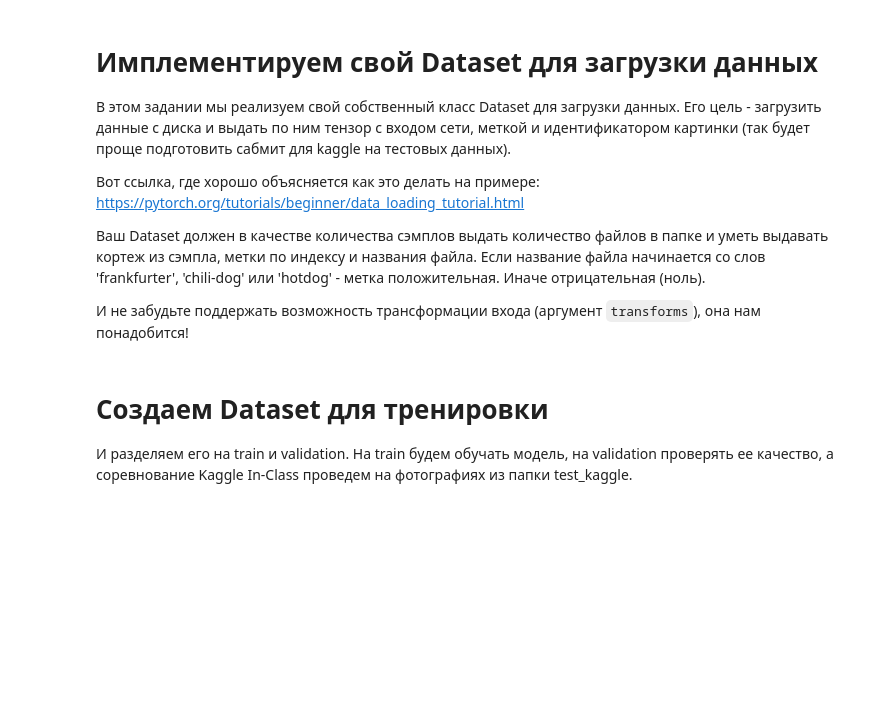
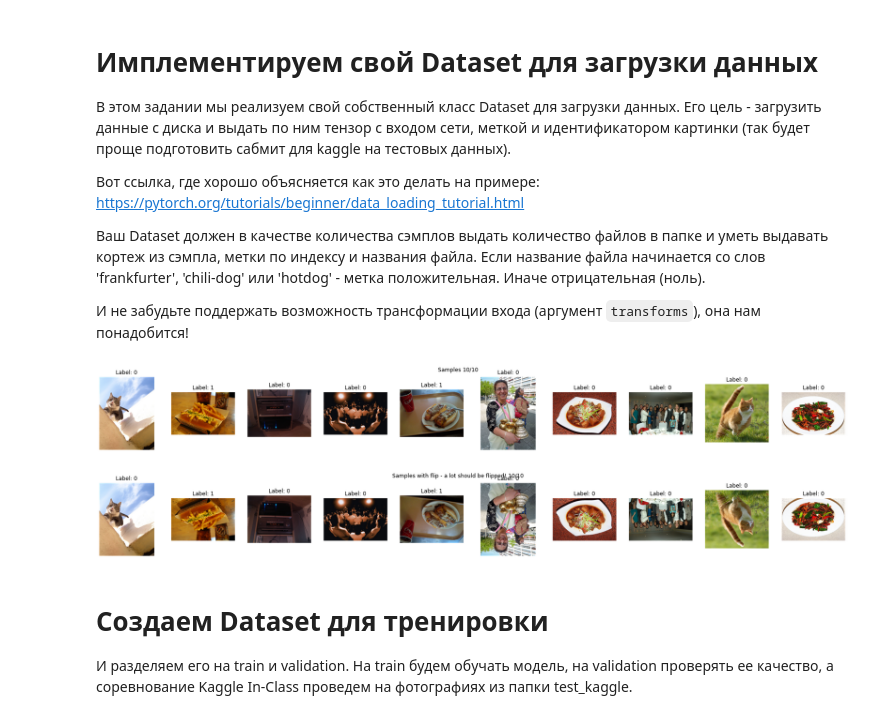
Before and after one commit to mak-en/dlcourse_ai-master, a Jupyter notebook: assignments/assignment4/HotdogOrNot.ipynb, the cells around one changed output. Cells and saved outputs as stored; diff of their text form; code cells hidden in the pictures; blank space fills up the shorter version.

```diff
--- a/assignments/assignment4/HotdogOrNot.ipynb
+++ b/assignments/assignment4/HotdogOrNot.ipynb
@@ -41,9 +42,9 @@ from PIL import Image
 # urllib.request.urlretrieve(url, filename)
 # !unzip -q "train.zip"
 
-# train_folder = "train_kaggle/"
-# # Count number of files in the train folder, should be 4603
-# print('Number of files in the train folder', len(os.listdir(train_folder)))
+train_folder = "train_kaggle/"
+# Count number of files in the train folder, should be 4603
+print('Number of files in the train folder', len(os.listdir(train_folder)))
 
 # # Download test data
 # url = "https://storage.googleapis.com/dlcourse_ai/test.zip"
@@ -51,9 +52,9 @@ from PIL import Image
 # urllib.request.urlretrieve(url, filename)
 # !unzip -q "test.zip"
 
-# test_folder = "test_kaggle/"
-# # Count number of files in the test folder, should be 1150
-# print('Number of files in the test folder', len(os.listdir(test_folder)))
+test_folder = "test_kaggle/"
+# Count number of files in the test folder, should be 1150
+print('Number of files in the test folder', len(os.listdir(test_folder)))
 # %% [output]
 Number of files in the train folder 4603
 Number of files in the test folder 1150
@@ -82,42 +83,60 @@ device = torch.device("cuda:0") # Let's make sure GPU is available!
 # %%
 class HotdogOrNotDataset(Dataset):
     def __init__(self, folder, transform=None):
+        # TODO: Your code here!
         self.transform = transform
-
-        # TODO: Your code here!
+        self.dir = folder
 
     def __len__(self):
-        raise Exception("Not implemented!")
+        onlyfiles = next(os.walk(self.dir))[2] #dir is your directory path as string
+        return len(onlyfiles)
 
     def __getitem__(self, index):
         # TODO Implement getting item by index
         # Hint: os.path.join is helpful!
-        raise Exception("Not implemented!")
+        onlyfiles = next(os.walk(self.dir))[2] #dir is your directory path as string
+        img_id = os.path.join(self.dir, onlyfiles[index])
+        img = io.imread(img_id)
+        if 'frankfurter' in img_id or 'chili-dog' in img_id or 'hotdog' in img_id:
+            y = 1
+        else:
+            y = 0
+
+        if self.transform:
+            img = img.transpose((2, 0, 1))
+            img = self.transform(torch.from_numpy(img)).numpy().transpose((1, 2, 0))
+            # img = img.numpy().transpose((1, 2, 0))
+            # img = self.transform(Image.fromarray(np.uint8(img)).convert('RGB'))
+
         return img, y, img_id
 
 def visualize_samples(dataset, indices, title=None, count=10):
     # visualize random 10 samples
     plt.figure(figsize=(count*3,3))
     display_indices = indices[:count]
     if title:
         plt.suptitle("%s %s/%s" % (title, len(display_indices), len(indices)))
     for i, index in enumerate(display_indices):
         x, y, _ = dataset[index]
         plt.subplot(1,count,i+1)
         plt.title("Label: %s" % y)
         plt.imshow(x)
         plt.grid(False)
         plt.axis('off')
 
 orig_dataset = HotdogOrNotDataset(train_folder)
-indices = np.random.choice(np.arange(len(orig_dataset)), 7, replace=False)
+indices = np.random.choice(np.arange(len(orig_dataset)), 10, replace=False)
 
 visualize_samples(orig_dataset, indices, "Samples")
+# %% [output]
+[figure, added]
 # %%
 # Let's make sure transforms work!
 dataset = HotdogOrNotDataset(train_folder, transform=transforms.RandomVerticalFlip(0.9))
 
 visualize_samples(dataset, indices, "Samples with flip - a lot should be flipped!")
+# %% [output]
+[figure, added]
 # %% [markdown]
 # Создаем Dataset для тренировки
 
```
Also changed, not shown: parts of 1 cell of this notebook.
